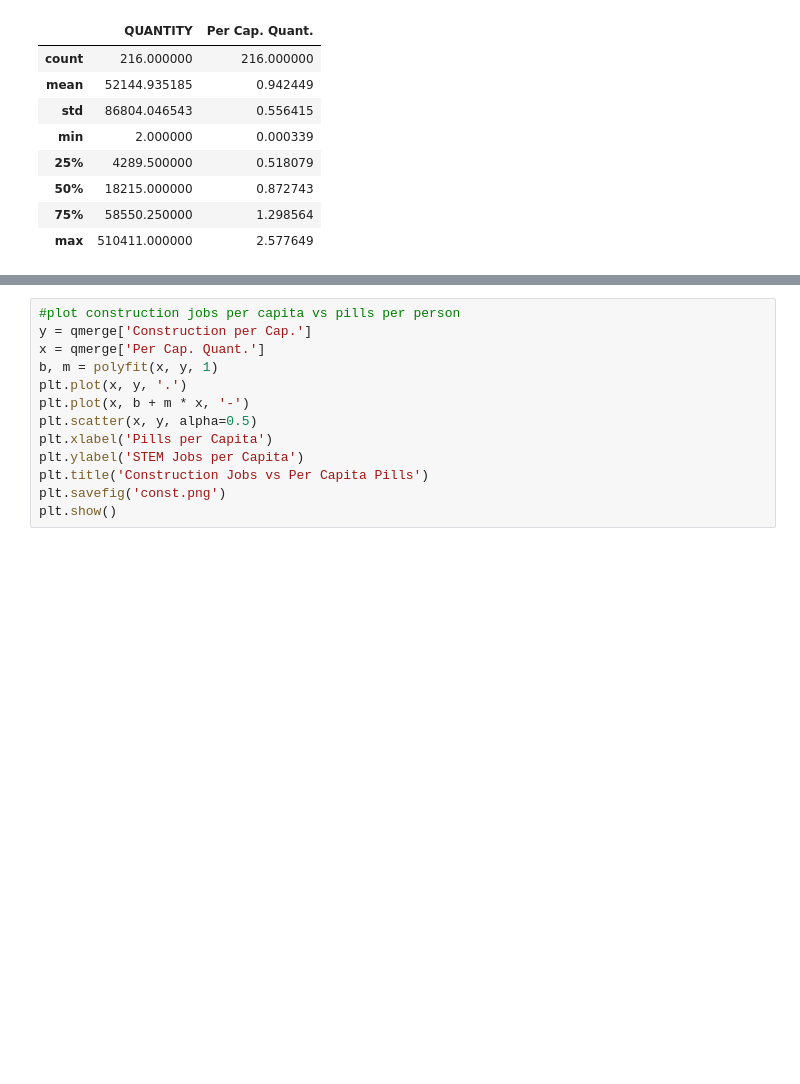
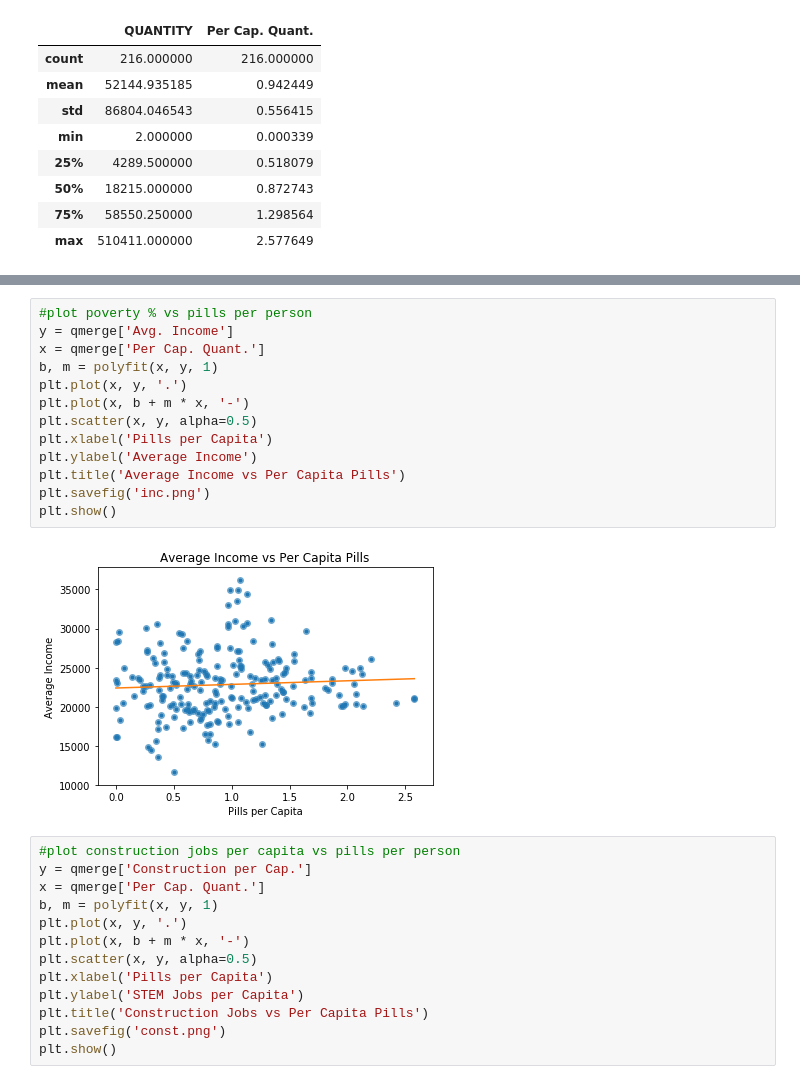
Before and after one commit to wtcarnes/Project-7-, a Jupyter notebook: Pill Quantity Correlations.ipynb, the cells around one changed output, grey strips where cells are left out. Drawn from its saved outputs; the diff is of its cells as text; blank space fills up the shorter version.

```diff
--- a/Pill Quantity Correlations.ipynb
+++ b/Pill Quantity Correlations.ipynb
@@ -119,3 +122,18 @@ plt.show()
+# %%
+#plot poverty % vs pills per person
+y = qmerge['Avg. Income']
+x = qmerge['Per Cap. Quant.']
+b, m = polyfit(x, y, 1)
+plt.plot(x, y, '.')
+plt.plot(x, b + m * x, '-')
+plt.scatter(x, y, alpha=0.5)
+plt.xlabel('Pills per Capita')
+plt.ylabel('Average Income')
+plt.title('Average Income vs Per Capita Pills')
+plt.savefig('inc.png')
+plt.show()
+# %% [output]
+[figure, added]
 # %%
 #plot construction jobs per capita vs pills per person
 y = qmerge['Construction per Cap.']
```
Also changed, not shown: parts of 1 cell of this notebook.
